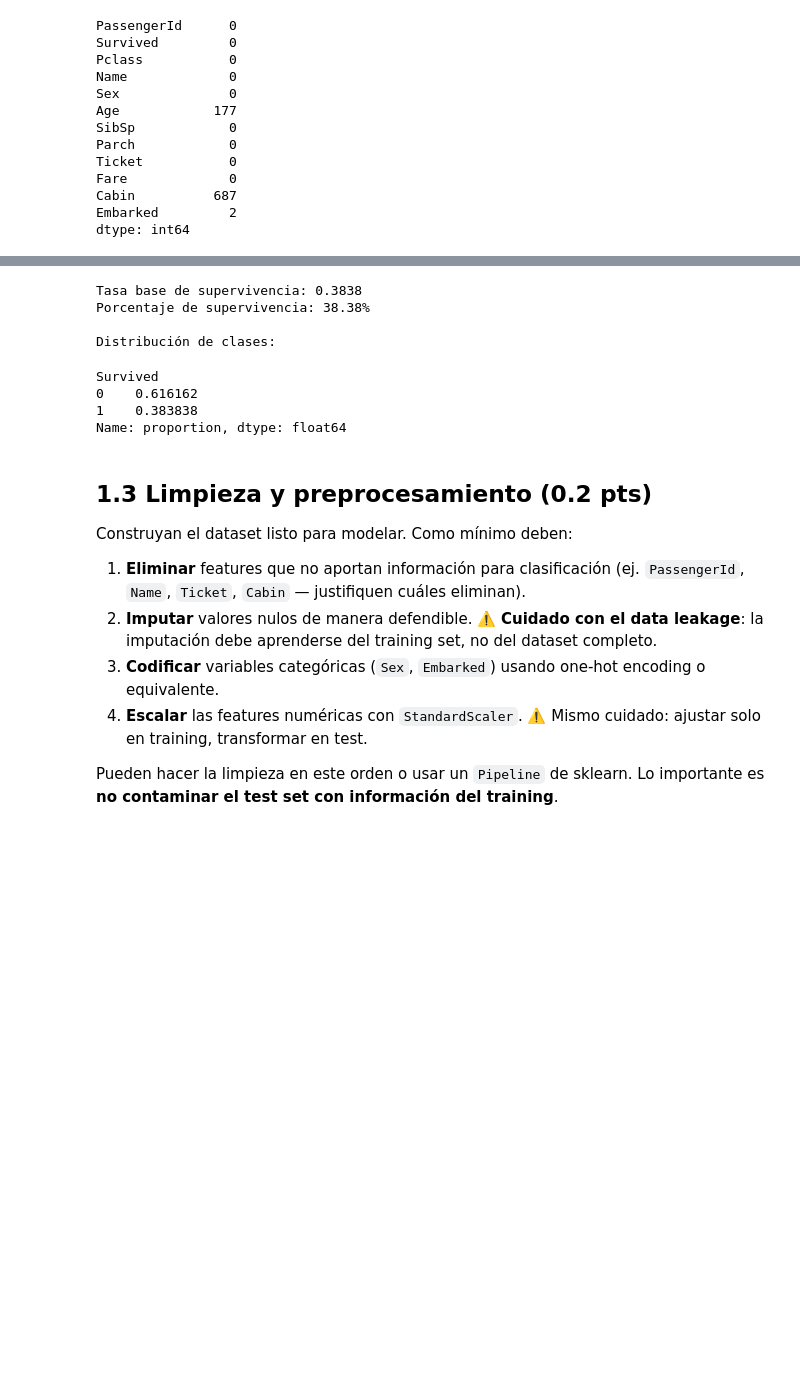
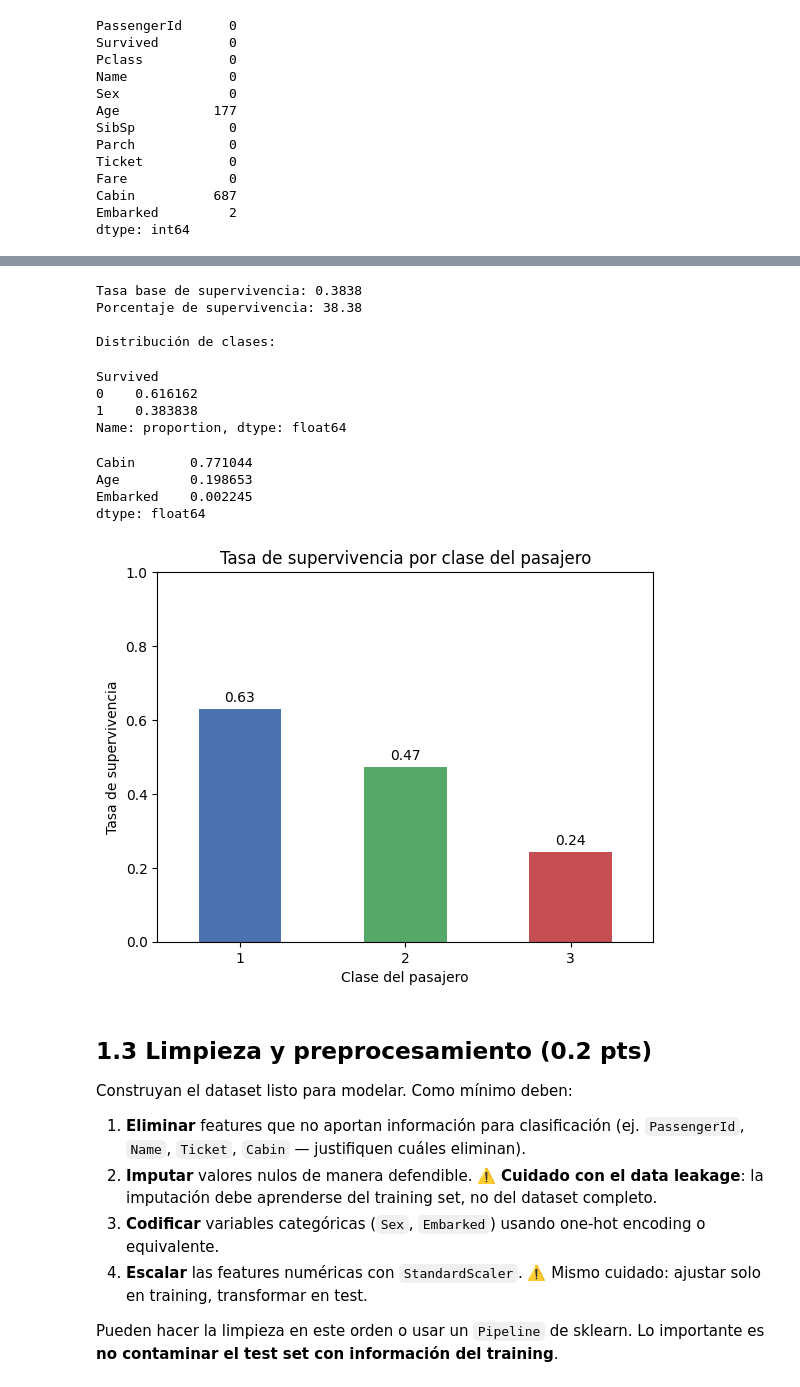
Before and after one commit to donatoubs/Machine-Learning-6-SIN-A-Mar-Jul-2026, a Jupyter notebook: evaluacion_titanic.ipynb, the cells around one changed output, grey strips where cells are left out. Drawn from its saved outputs; the diff is of its cells as text; code cells hidden in the pictures; blank space fills up the shorter version.

```diff
--- a/evaluacion_titanic.ipynb
+++ b/evaluacion_titanic.ipynb
@@ -142,22 +153,56 @@ Respondan las siguientes preguntas con código + comentario breve en cada celda:
 # %%
 # 1.2 EDA — completen aquí
 # (use tantas celdas de código como necesite, pero comente cada decisión)
 # 1. Tasa base de supervivencia
 tasa_supervivencia = df['Survived'].mean()
 print(f"Tasa base de supervivencia: {tasa_supervivencia:.4f}")
-print(f"Porcentaje de supervivencia: {tasa_supervivencia*100:.2f}%")
+print(f"Porcentaje de supervivencia: {tasa_supervivencia*100:.2f}")
 
 print("\nDistribución de clases:")
 display(df['Survived'].value_counts(normalize=True))
+
+#2. valores nulos
+nulos = df.isnull().mean().sort_values(ascending=False)
+display(nulos[nulos > 0])
+
+# Visualización: tasa de supervivencia por clase del pasajero
+surv_class = df.groupby('Pclass')['Survived'].mean()
+
+ax = surv_class.plot(
+    kind='bar',
+    color=['#4C72B0', '#55A868', '#C44E52']
+)
+
+plt.title('Tasa de supervivencia por clase del pasajero')
+plt.xlabel('Clase del pasajero')
+plt.ylabel('Tasa de supervivencia')
+plt.xticks(rotation=0)
+plt.ylim(0, 1)
+
+# Mostrar el valor encima de cada barra
+for i, valor in enumerate(surv_class):
+    plt.text(
+        i,
+        valor + 0.02,
+        f'{valor:.2f}',
+        ha='center'
+    )
+
+plt.show()
 # %% [output]
 Tasa base de supervivencia: 0.3838
-Porcentaje de supervivencia: 38.38%
+Porcentaje de supervivencia: 38.38
 
 Distribución de clases:
 Survived
 0    0.616162
 1    0.383838
 Name: proportion, dtype: float64
+Cabin       0.771044
+Age         0.198653
+Embarked    0.002245
+dtype: float64
+[figure, added]
 # %% [markdown]
 ## 1.3 Limpieza y preprocesamiento (0.2 pts)
 
```
Also changed, not shown: parts of 4 cells of this notebook.
